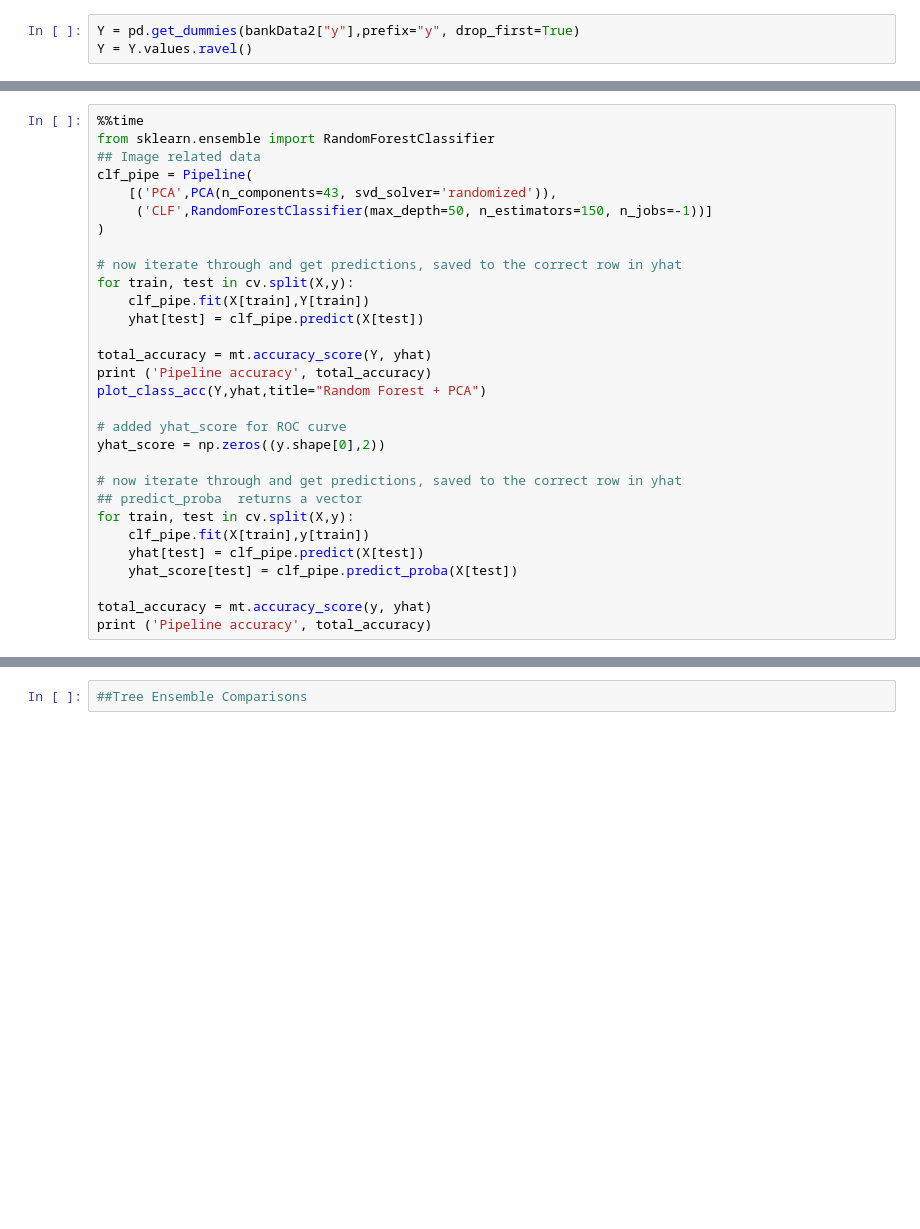
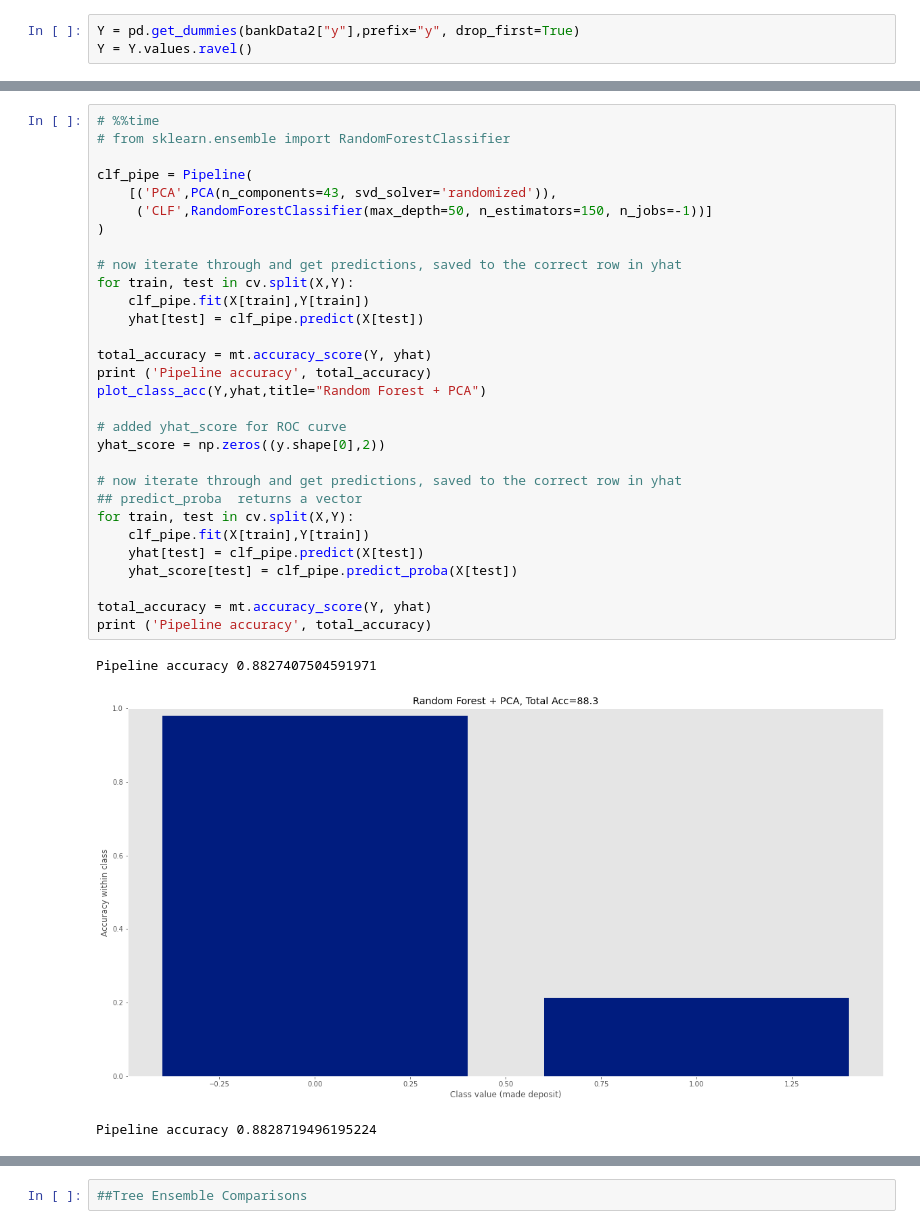
Before and after one commit to ChadKwong/DDSMachineLearning1, a Jupyter notebook: Lab 2/Mini Lab-Copy1.ipynb, the cells around one changed output, grey strips where cells are left out. Cells and saved outputs as stored; diff of their text form; blank space fills up the shorter version.

```diff
--- a/Lab 2/Mini Lab-Copy1.ipynb
+++ b/Lab 2/Mini Lab-Copy1.ipynb
@@ -505,30 +601,34 @@ per_class_accuracy(Y,yhat)
 # %%
-%%time
-from sklearn.ensemble import RandomForestClassifier
-## Image related data
+# %%time
+# from sklearn.ensemble import RandomForestClassifier
+
 clf_pipe = Pipeline(
     [('PCA',PCA(n_components=43, svd_solver='randomized')),
      ('CLF',RandomForestClassifier(max_depth=50, n_estimators=150, n_jobs=-1))]
 )
 
 # now iterate through and get predictions, saved to the correct row in yhat
-for train, test in cv.split(X,y):
+for train, test in cv.split(X,Y):
     clf_pipe.fit(X[train],Y[train])
     yhat[test] = clf_pipe.predict(X[test])
 
 total_accuracy = mt.accuracy_score(Y, yhat)
 print ('Pipeline accuracy', total_accuracy)
 plot_class_acc(Y,yhat,title="Random Forest + PCA")
 
 # added yhat_score for ROC curve
 yhat_score = np.zeros((y.shape[0],2))
 
 # now iterate through and get predictions, saved to the correct row in yhat
 ## predict_proba  returns a vector
-for train, test in cv.split(X,y):
-    clf_pipe.fit(X[train],y[train])
+for train, test in cv.split(X,Y):
+    clf_pipe.fit(X[train],Y[train])
     yhat[test] = clf_pipe.predict(X[test])
     yhat_score[test] = clf_pipe.predict_proba(X[test])
 
-total_accuracy = mt.accuracy_score(y, yhat)
+total_accuracy = mt.accuracy_score(Y, yhat)
 print ('Pipeline accuracy', total_accuracy)
+# %% [output]
+Pipeline accuracy 0.8827407504591971
+[figure, added]
+Pipeline accuracy 0.8828719496195224
```
Also changed, not shown: parts of 29 cells of this notebook.
